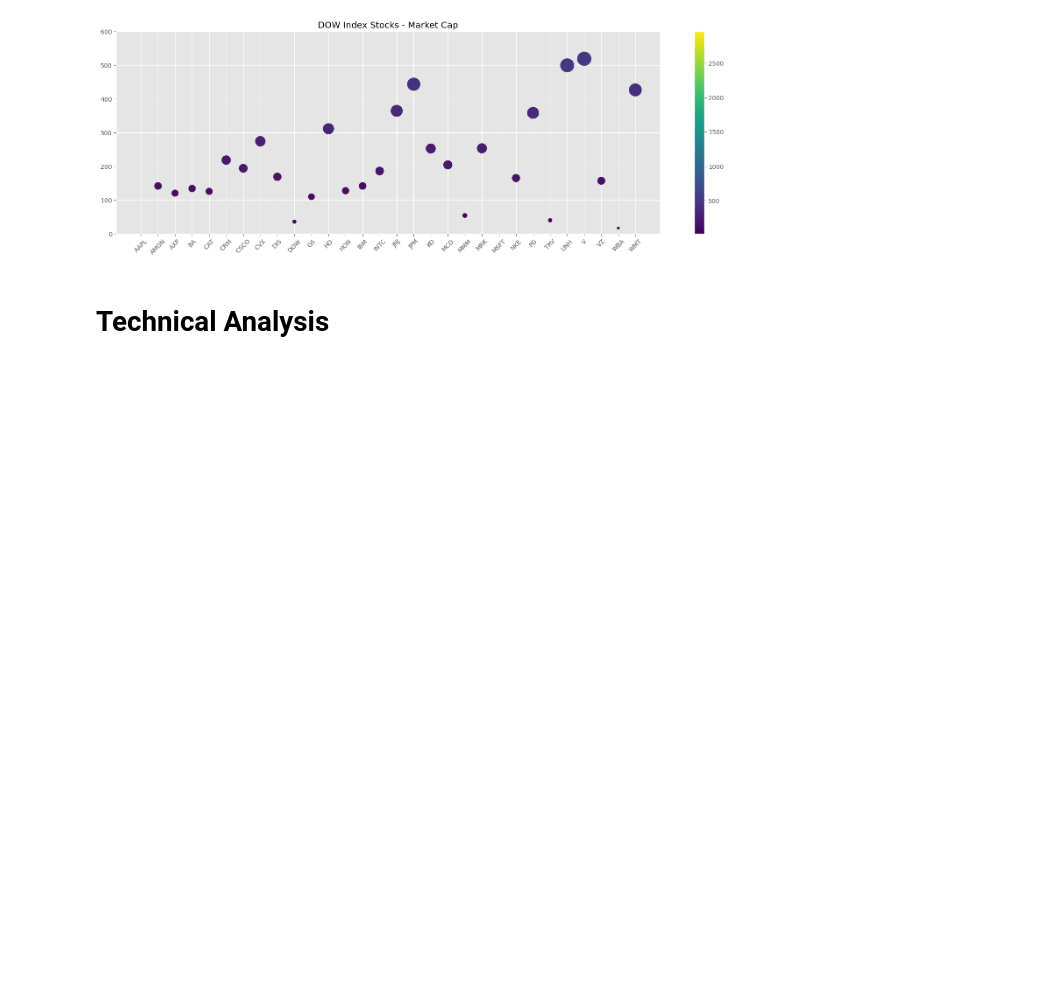
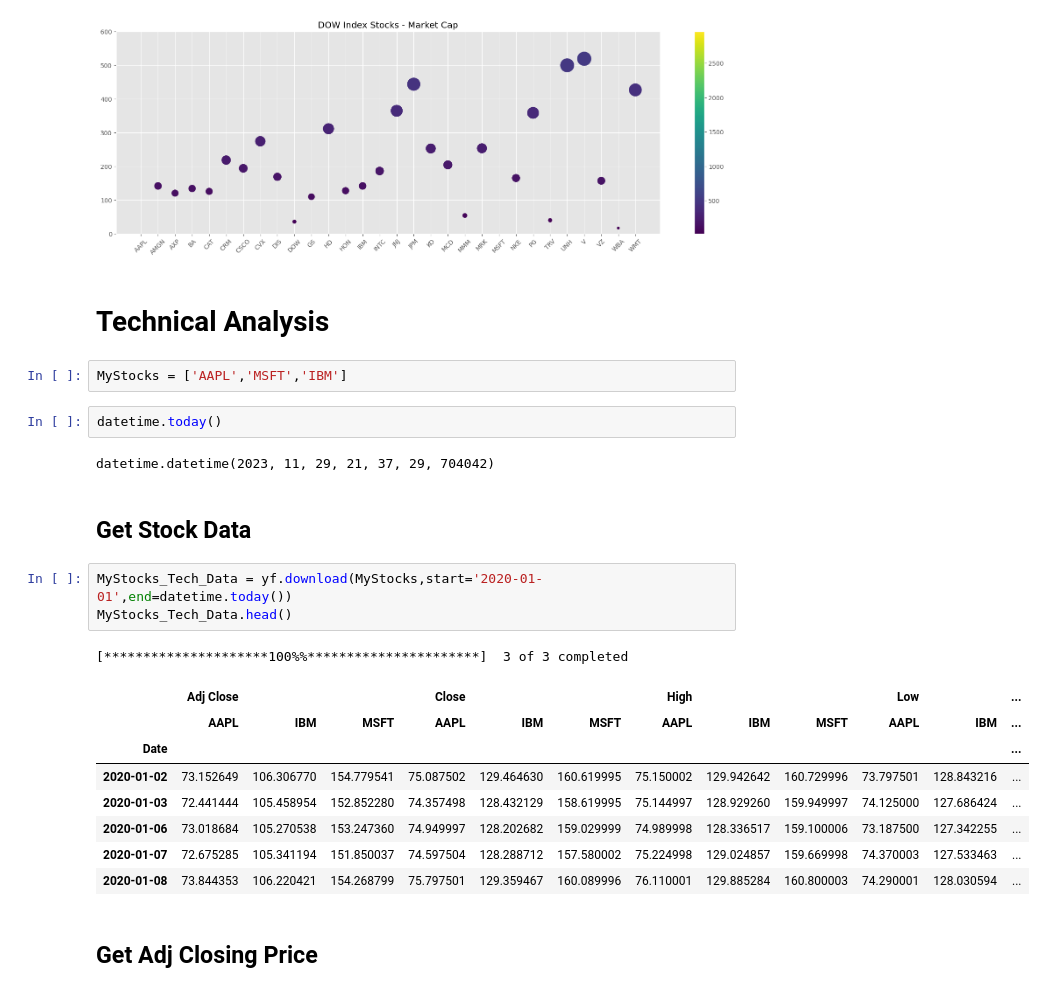
Before and after one commit to akshayyewle/Marketing-Analytics, a Jupyter notebook: 05 Yahoo Finance Tutorial/Python Code - 29 Nov 2023.ipynb, the cells around one changed output. Cells and saved outputs as stored; diff of their text form; blank space fills up the shorter version.

```diff
--- a/05 Yahoo Finance Tutorial/Python Code - 29 Nov 2023.ipynb
+++ b/05 Yahoo Finance Tutorial/Python Code - 29 Nov 2023.ipynb
@@ -787,3 +787,26 @@ plt.show()
 [figure]
 # %% [markdown]
 # **Technical Analysis**
+# %%
+MyStocks = ['AAPL','MSFT','IBM']
+# %%
+datetime.today()
+# %% [output]
+datetime.datetime(2023, 11, 29, 21, 37, 29, 704042)
+# %% [markdown]
+## **Get Stock Data**
+# %%
+MyStocks_Tech_Data = yf.download(MyStocks,start='2020-01-01',end=datetime.today())
+MyStocks_Tech_Data.head()
+# %% [output]
+[*********************100%%**********************]  3 of 3 completed
+|  | Adj Close |  |  | Close |  |  | High |  |  | Low |  | ... |
+|  | AAPL | IBM | MSFT | AAPL | IBM | MSFT | AAPL | IBM | MSFT | AAPL | IBM | ... |
+| Date |  |  |  |  |  |  |  |  |  |  |  | ... |
+| 2020-01-02 | 73.152649 | 106.306770 | 154.779541 | 75.087502 | 129.464630 | 160.619995 | 75.150002 | 129.942642 | 160.729996 | 73.797501 | 128.843216 | ... |
+| 2020-01-03 | 72.441444 | 105.458954 | 152.852280 | 74.357498 | 128.432129 | 158.619995 | 75.144997 | 128.929260 | 159.949997 | 74.125000 | 127.686424 | ... |
+| 2020-01-06 | 73.018684 | 105.270538 | 153.247360 | 74.949997 | 128.202682 | 159.029999 | 74.989998 | 128.336517 | 159.100006 | 73.187500 | 127.342255 | ... |
+| 2020-01-07 | 72.675285 | 105.341194 | 151.850037 | 74.597504 | 128.288712 | 157.580002 | 75.224998 | 129.024857 | 159.669998 | 74.370003 | 127.533463 | ... |
+| 2020-01-08 | 73.844353 | 106.220421 | 154.268799 | 75.797501 | 129.359467 | 160.089996 | 76.110001 | 129.885284 | 160.800003 | 74.290001 | 128.030594 | ... |
+# %% [markdown]
+## **Get Adj Closing Price**
```
Also changed, not shown: parts of 2 cells of this notebook.
